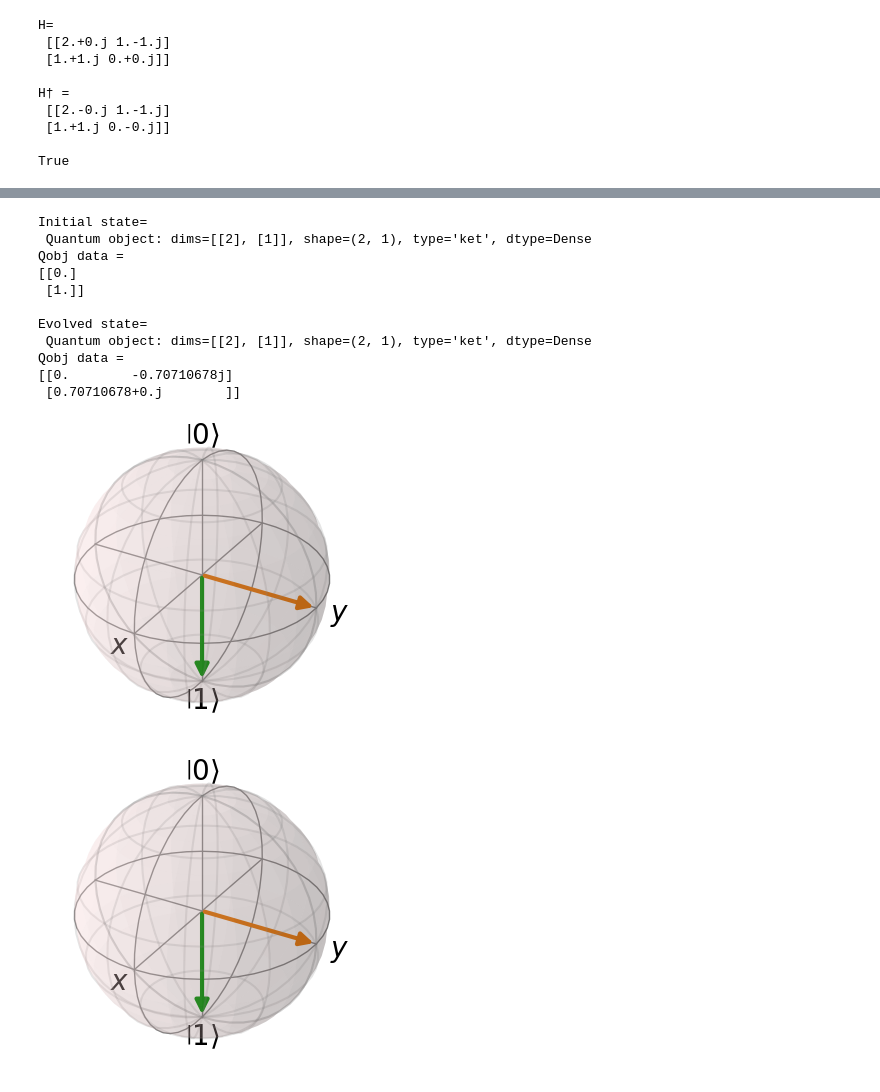
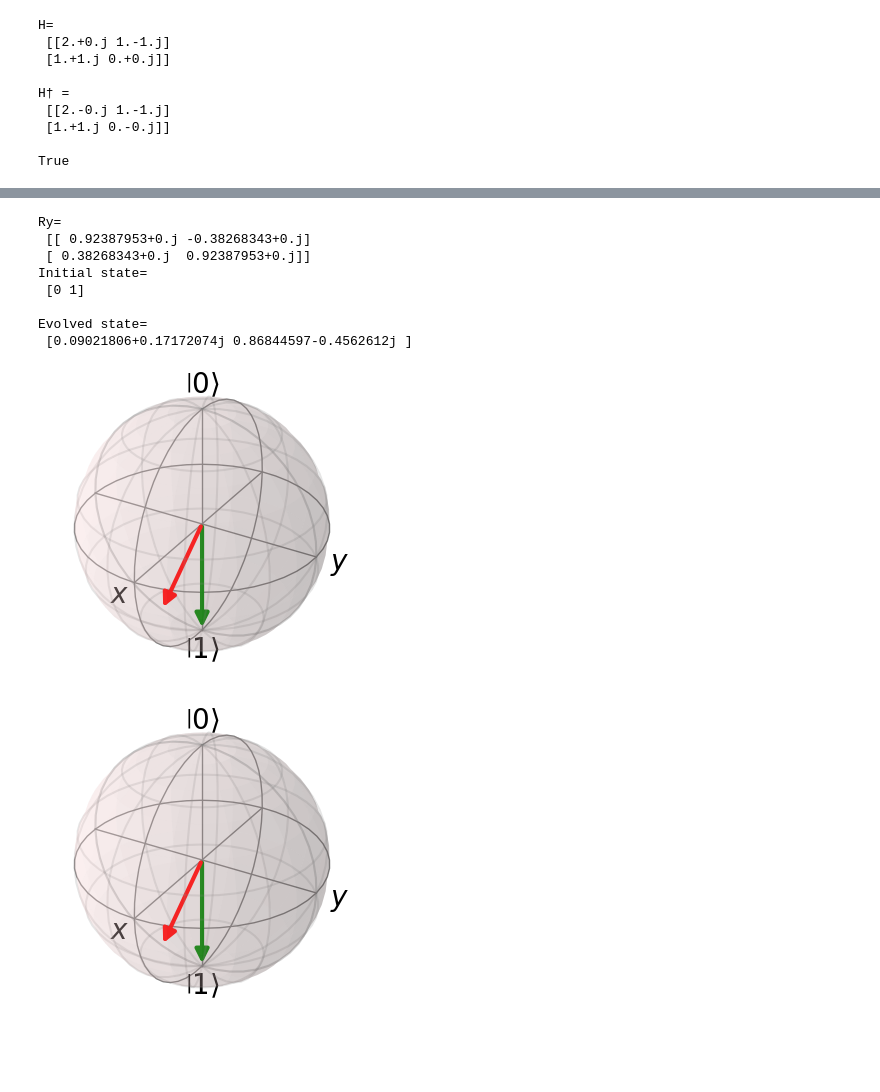
Before and after one commit to Abiyzelalem27/QuantumDynamicsLab, a Jupyter notebook: lecture_5.ipynb, the cells around one changed output, grey strips where cells are left out. Cells and saved outputs as stored; diff of their text form; code cells hidden in the pictures; blank space fills up the shorter version.

```diff
--- a/lecture_5.ipynb
+++ b/lecture_5.ipynb
@@ -161,47 +162,42 @@ Rz:
 # %%
-import numpy as np
-import qutip as qt
-from qutip import basis, sigmax, Bloch
+# Parameters
+Omega = 1
+t = np.pi / 3
+theta = np.pi / 4
+axis=[0, 1, 0]
+Ry = bs.operators.rotation_gate(theta, axis)
+print("Ry=\n", Ry)
 
-# Parameters
-Omega = 1.0
-t = np.pi / 2
-
-# Initial state |1>
-psi0 = basis(2, 1)
-
-# Hamiltonian H = (Omega/2) * sigma_x
-H = (Omega / 2) * sigmax()
+# Hamiltonian
+H = (Omega / 2) * Ry
 
 # Unitary evolution operator
-U = (-1j * H * t).expm()
+U = expm(-1j * H * t)
 
-# Time evolved state
-psi_t = U * psi0
+#state
+psi0 = np.array([0, 1])
+psi_t = U @ psi0/np.linalg.norm(U @ psi0)
 
 print("Initial state=\n", psi0)
 print()
-
 print("Evolved state=\n", psi_t)
+# Convert to Qobj for Bloch visualization
+initial_Qobj= qt.Qobj(psi0)
+final_Qobj= qt.Qobj(psi_t)
 
 # Bloch sphere
 b = Bloch(figsize=(3, 3))
-
-b.add_states(psi0)
-b.add_states(psi_t)
-
+b.add_states([initial_Qobj, final_Qobj])
+b.vector_color = ['green', 'red']
 b.show()
 # %% [output]
+Ry=
+ [[ 0.92387953+0.j -0.38268343+0.j]
+ [ 0.38268343+0.j  0.92387953+0.j]]
 Initial state=
- Quantum object: dims=[[2], [1]], shape=(2, 1), type='ket', dtype=Dense
-Qobj data =
-[[0.]
- [1.]]
+ [0 1]
 
 Evolved state=
- Quantum object: dims=[[2], [1]], shape=(2, 1), type='ket', dtype=Dense
-Qobj data =
-[[0.        -0.70710678j]
- [0.70710678+0.j        ]]
+ [0.09021806+0.17172074j 0.86844597-0.4562612j ]
-[figure, old version]
+[figure, new version]
-[figure, old version]
+[figure, new version]
```
Also changed, not shown: parts of 9 cells of this notebook, 1 other file.
